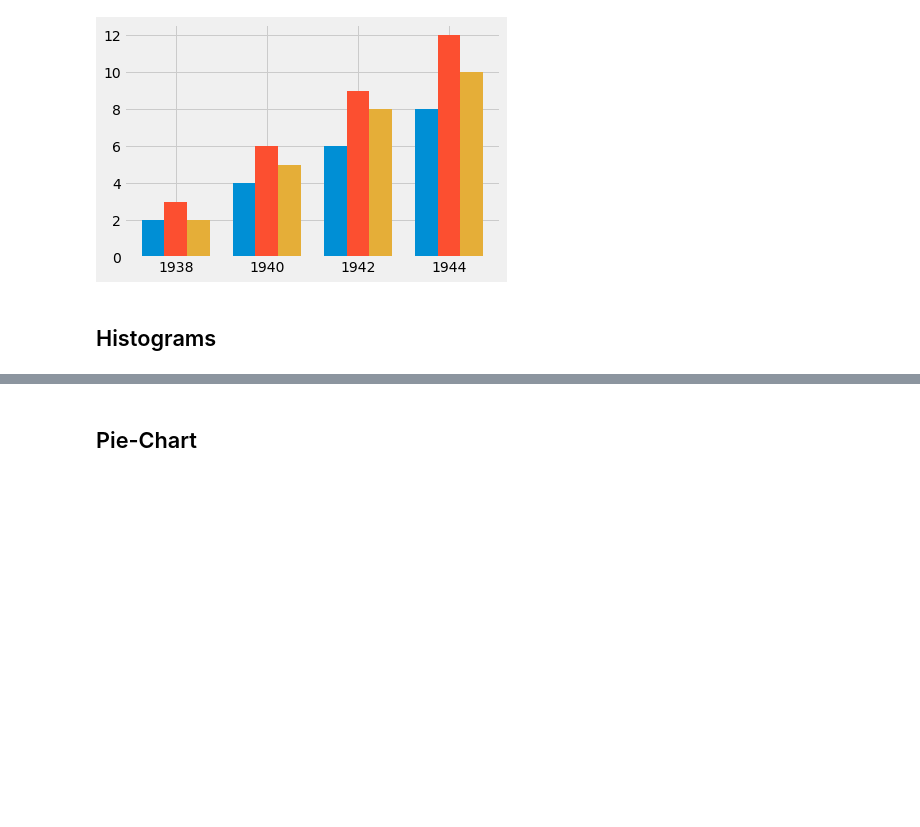
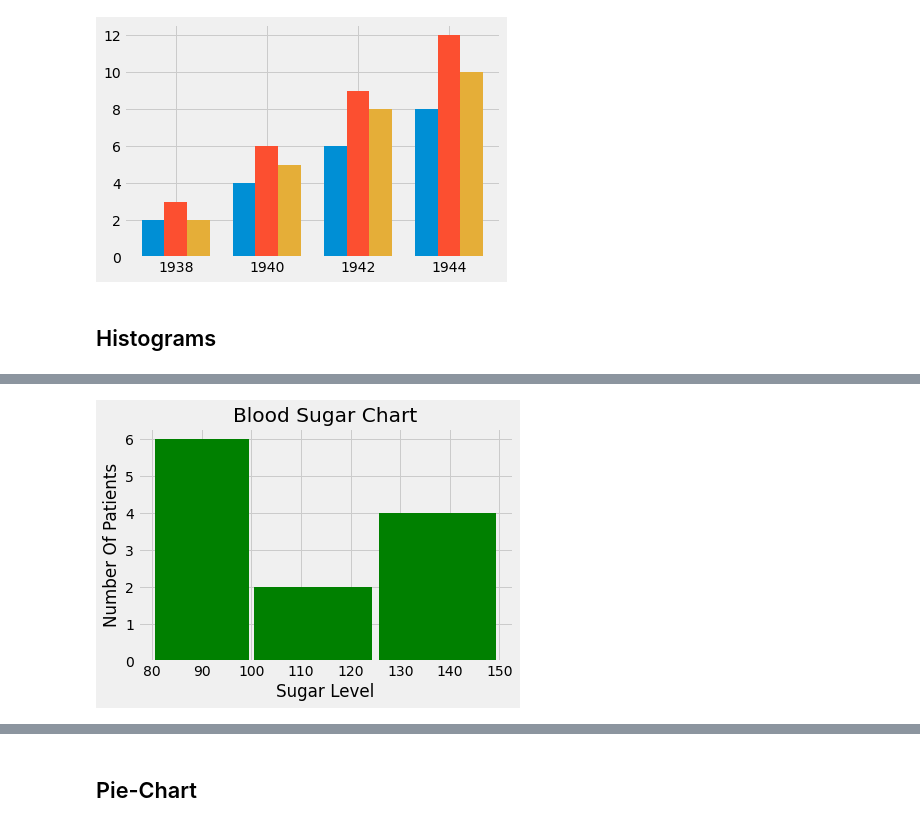
Before and after one commit to codernayeem/python-data-science-cheat-sheet, a Jupyter notebook: 3.1_matplotlib.ipynb, the cells around one changed output, grey strips where cells are left out. Drawn from its saved outputs; the diff is of its cells as text; code cells hidden in the pictures; blank space fills up the shorter version.

```diff
--- a/3.1_matplotlib.ipynb
+++ b/3.1_matplotlib.ipynb
@@ -284,0 +285,14 @@ plt.show()
+# %%
+blood_sugar = [113, 85, 90, 150, 149, 88, 93, 115, 135, 80, 77, 82, 129]
+plt.xlabel("Sugar Level")
+plt.ylabel("Number Of Patients")
+plt.title("Blood Sugar Chart")
+
+# 80-100: Normal
+# 100-125: Pre-diabetic
+# 125-150: Diabetic
+
+plt.hist(blood_sugar, bins=[80,100,125,150], rwidth=0.95, color='g')
+plt.show()
+# %% [output]
+[figure, added]
```
Also changed, not shown: parts of 11 cells of this notebook.
